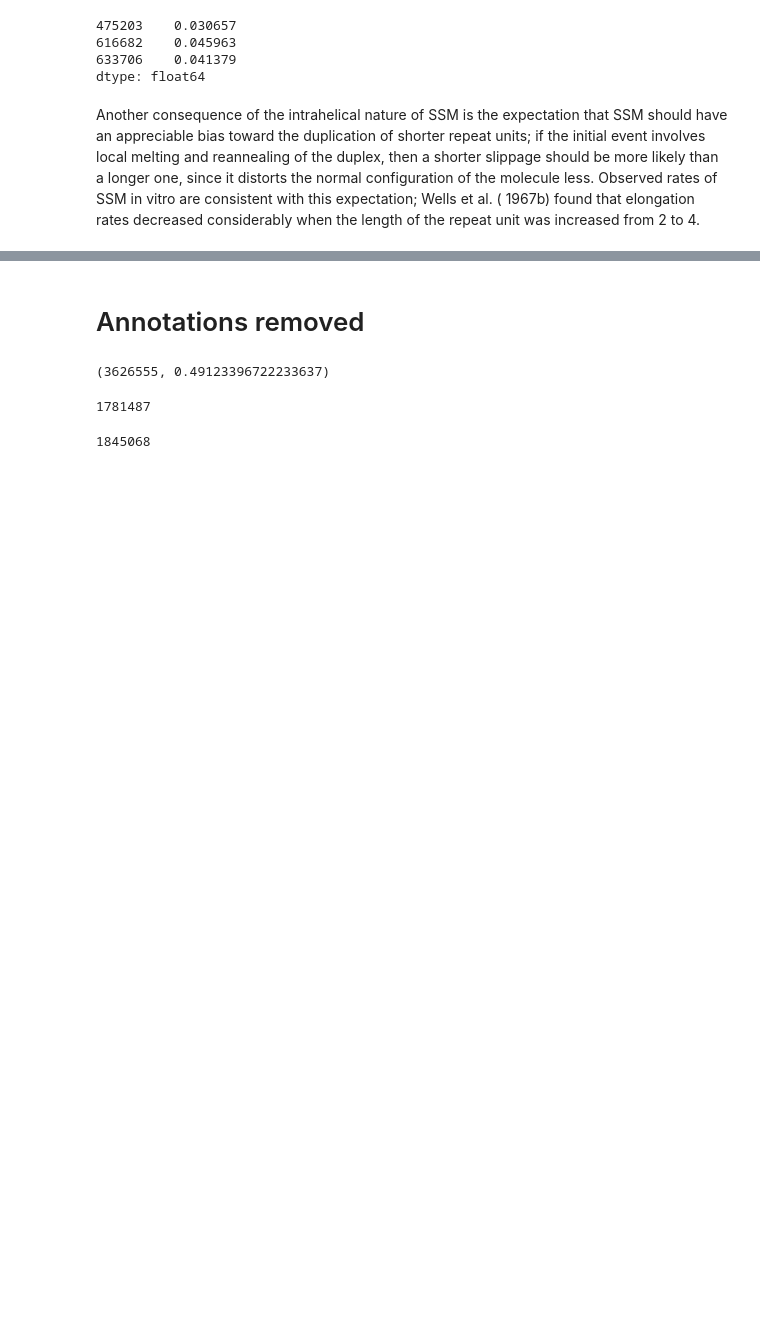
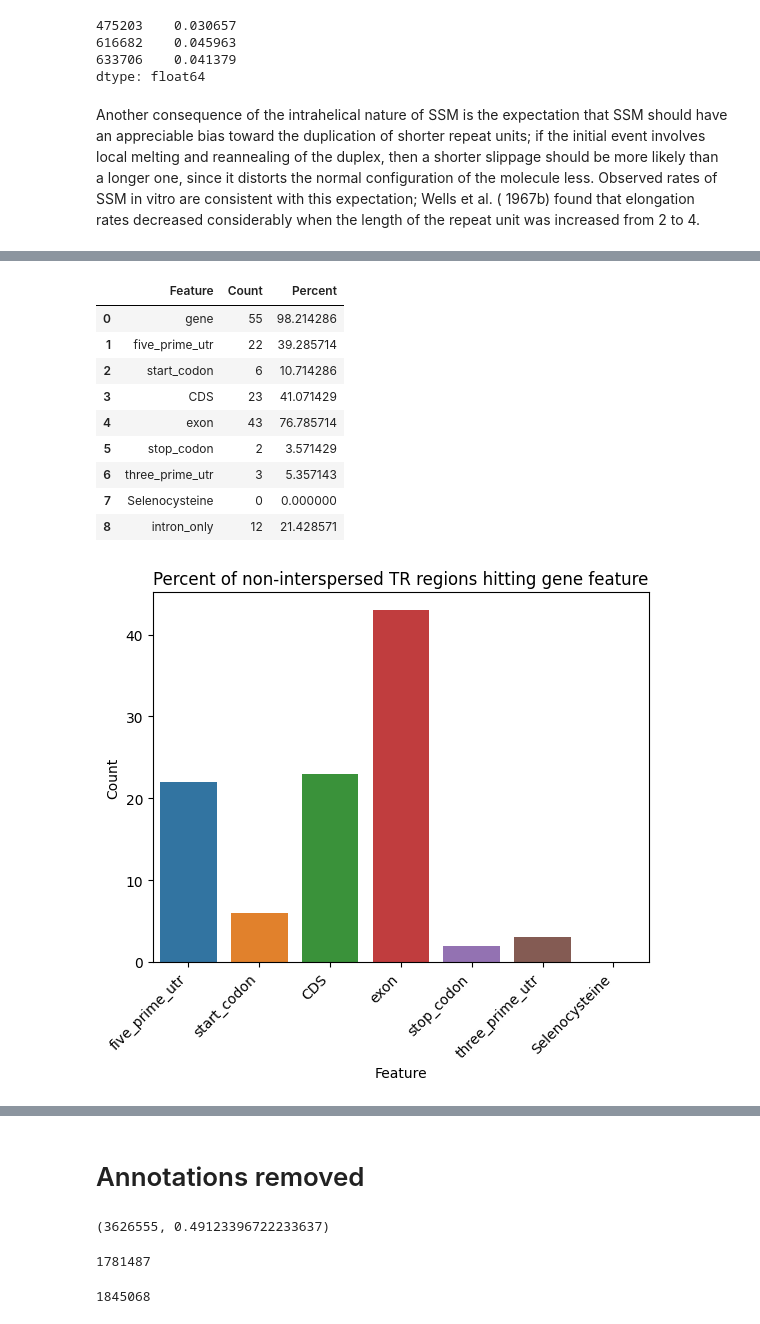
Before and after one commit to ACEnglish/adotto, a Jupyter notebook: regions/notebooks/FinalRegionsQC.ipynb, the cells around one changed output, grey strips where cells are left out. Drawn from its saved outputs; the diff is of its cells as text; code cells hidden in the pictures; blank space fills up the shorter version.

```diff
--- a/regions/notebooks/FinalRegionsQC.ipynb
+++ b/regions/notebooks/FinalRegionsQC.ipynb
@@ -328,0 +359,45 @@ when the length of the repeat unit was increased from 2 to 4.
+# %%
+# Patho only
+keep = data['patho'] != '.'
+
+feature_flags = {
+#         "transcript": 1,
+         "gene": 1,
+         "five_prime_utr": 2,
+         "start_codon": 4,
+         "CDS": 8,
+         "exon": 16,
+         "stop_codon": 32,
+         "three_prime_utr": 64,
+         "Selenocysteine": 128,
+        }
+
+m_order = list(feature_flags.keys())
+m_order.insert(0, 'intergenic')
+m_order = m_order[2:]
+
+n_rows = []
+for name, flag in feature_flags.items():
+    n_rows.append([name, ((data[keep]['gene_flag'] & flag) != 0).sum()])
+
+n_rows.append(['intron_only', (data[keep]['gene_flag'] == 1).sum()])
+#m_order.append('intron_only')
+
+n_rows = pd.DataFrame(n_rows, columns=['Feature', 'Count'])
+n_rows["Percent"] = n_rows["Count"] / len(data[keep]) * 100
+p = sb.barplot(data=n_rows, x="Feature", y="Count", order=m_order)
+p.set(title="Percent of non-interspersed TR regions hitting gene feature")
+hide = plt.xticks(rotation=45, ha='right')
+n_rows
+# %% [output]
+|  | Feature | Count | Percent |
+| 0 | gene | 55 | 98.214286 |
+| 1 | five_prime_utr | 22 | 39.285714 |
+| 2 | start_codon | 6 | 10.714286 |
+| 3 | CDS | 23 | 41.071429 |
+| 4 | exon | 43 | 76.785714 |
+| 5 | stop_codon | 2 | 3.571429 |
+| 6 | three_prime_utr | 3 | 5.357143 |
+| 7 | Selenocysteine | 0 | 0.000000 |
+| 8 | intron_only | 12 | 21.428571 |
+[figure, added]
```
Also changed, not shown: parts of 9 cells of this notebook.
